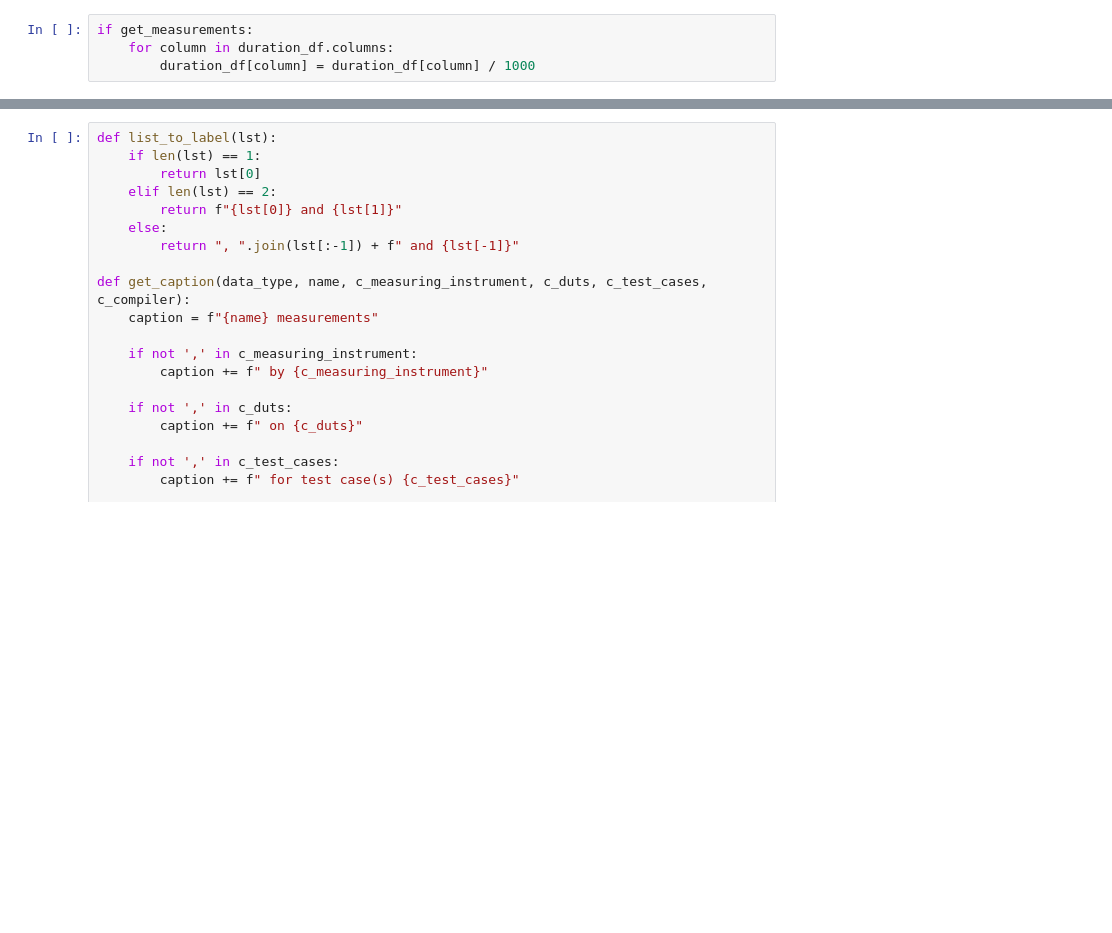
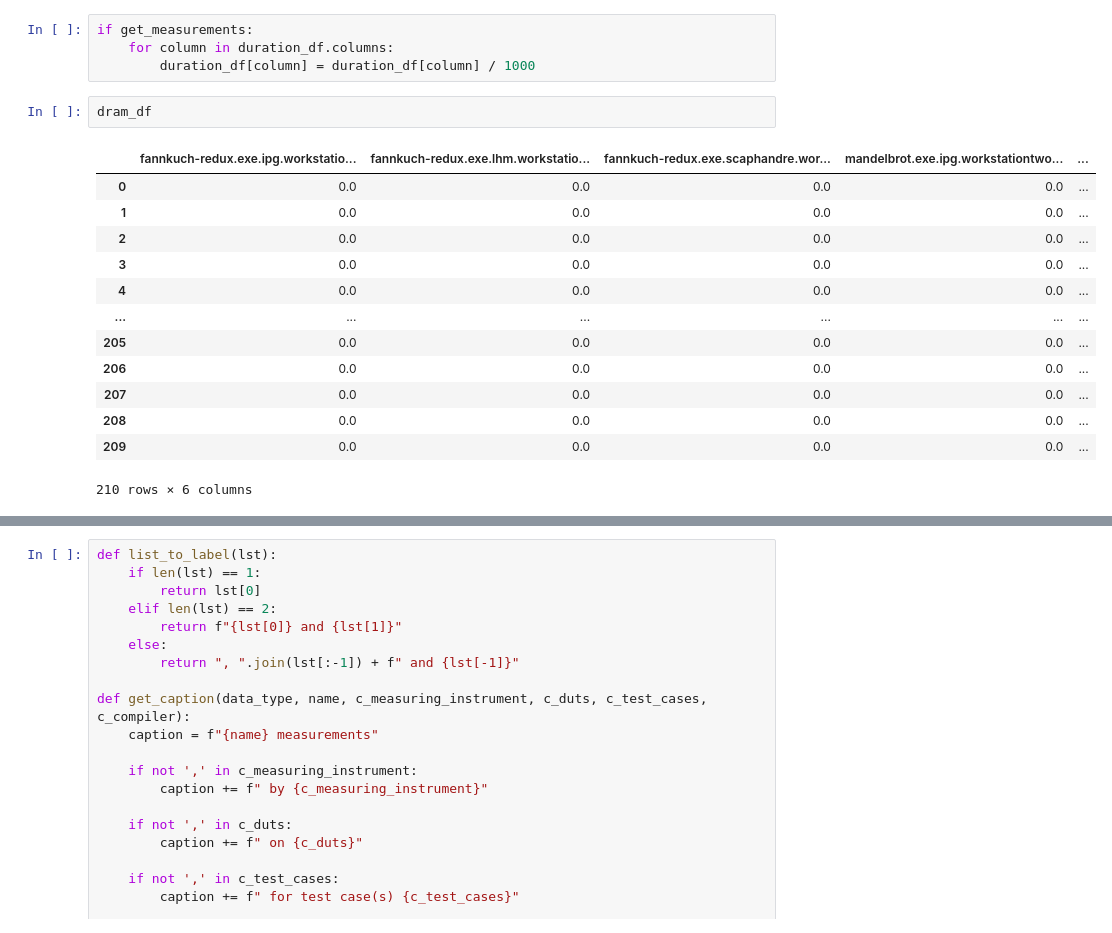
Before and after one commit to KuskIV/BDEnergy, a Jupyter notebook: analytics/result-analysis.ipynb, the cells around one changed output, grey strips where cells are left out. Drawn from its saved outputs; the diff is of its cells as text; blank space fills up the shorter version.

```diff
--- a/analytics/result-analysis.ipynb
+++ b/analytics/result-analysis.ipynb
@@ -445,6 +455,22 @@ if get_measurements:
 if get_measurements:
     for column in duration_df.columns:
         duration_df[column] = duration_df[column] / 1000
+# %%
+dram_df
+# %% [output]
+|  | fannkuch-redux.exe.ipg.workstatio... | fannkuch-redux.exe.lhm.workstatio... | fannkuch-redux.exe.scaphandre.wor... | mandelbrot.exe.ipg.workstationtwo... | ... |
+| 0 | 0.0 | 0.0 | 0.0 | 0.0 | ... |
+| 1 | 0.0 | 0.0 | 0.0 | 0.0 | ... |
+| 2 | 0.0 | 0.0 | 0.0 | 0.0 | ... |
+| 3 | 0.0 | 0.0 | 0.0 | 0.0 | ... |
+| 4 | 0.0 | 0.0 | 0.0 | 0.0 | ... |
+| ... | ... | ... | ... | ... | ... |
+| 205 | 0.0 | 0.0 | 0.0 | 0.0 | ... |
+| 206 | 0.0 | 0.0 | 0.0 | 0.0 | ... |
+| 207 | 0.0 | 0.0 | 0.0 | 0.0 | ... |
+| 208 | 0.0 | 0.0 | 0.0 | 0.0 | ... |
+| 209 | 0.0 | 0.0 | 0.0 | 0.0 | ... |
+210 rows × 6 columns
 # %%
 if get_measurements:
     print("Combined DRAM Energy Consumption in Joules")
```
Also changed, not shown: parts of 14 cells of this notebook, 17 other files.
